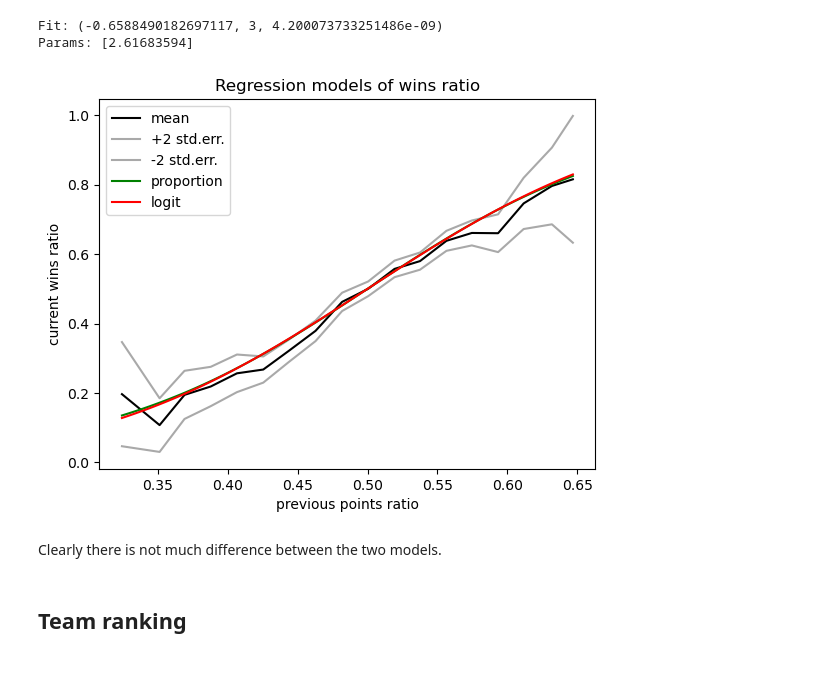
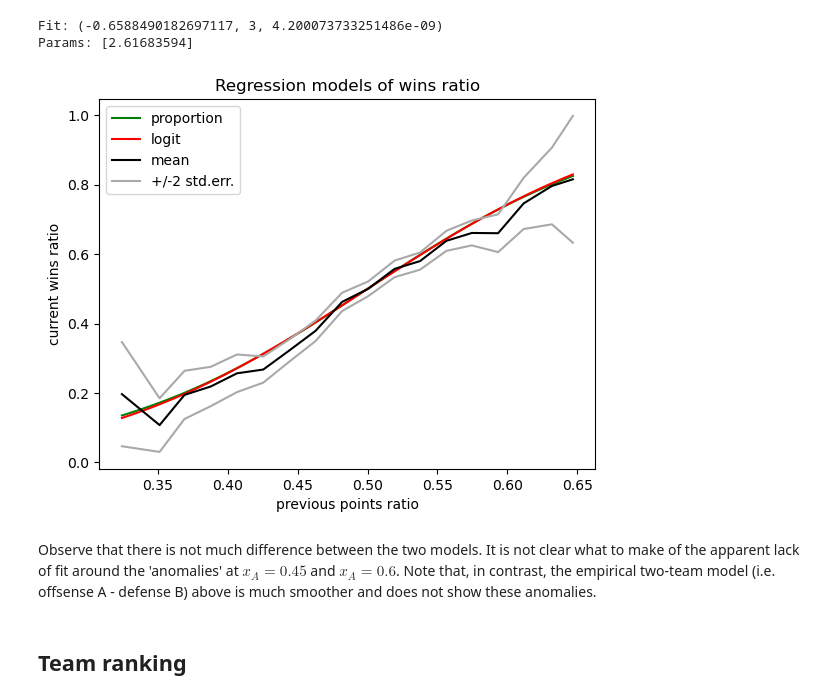
Before and after one commit to gaj67/gaj-data-science, a Jupyter notebook: AFL/notebooks/5_match_effects.ipynb, the cells around one changed output. Cells and saved outputs as stored; diff of their text form; code cells hidden in the pictures; blank space fills up the shorter version.

Commit message:
Updated regression modelling and refactored implementations to match.

```diff
--- a/AFL/notebooks/5_match_effects.ipynb
+++ b/AFL/notebooks/5_match_effects.ipynb
@@ -1051,7 +1064,7 @@ for match in df_matches.itertuples():
         i = int(is_for)
         _offenses[i] = offense
         _defenses[i] = defense
-    x = np.exp(ln_f_bar + _offenses - _defenses[::-1])
+    x = np.exp(ln_f0 + _offenses - _defenses[::-1])
     x /= x.sum()
     X2.extend(x)
     num_samples2.extend([both_teams] * 2)
@@ -1110,20 +1123,22 @@ y_preds = bd.distribution(z_values).mean()
 z_values = no_intercept(logit(x_values))
 y_preds2 = bd2.distribution(z_values).mean()
 # %%
+plt.plot(x_values, y_preds, 'g')
+plt.plot(x_values, y_preds2, 'r')
 plt.plot(x_means, y_means, 'k')
 plt.plot(x_means, 2 * y_se + y_means, 'darkgrey')
 plt.plot(x_means, -2 * y_se + y_means, 'darkgrey')
-plt.plot(x_values, y_preds, 'g')
-plt.plot(x_values, y_preds2, 'r')
 plt.xlabel('previous points ratio')
 plt.ylabel('current wins ratio')
 plt.title('Regression models of wins ratio')
-plt.legend(['mean', '+2 std.err.', '-2 std.err.', 'proportion', 'logit'])
+plt.legend(['proportion', 'logit', 'mean', '+/-2 std.err.'])
 plt.show()
 # %% [output]
-[figure, old version]
+[figure, new version]
 # %% [markdown]
-Clearly there is not much difference between the two models.
+Observe that there is not much difference between the two models.
+It is not clear what to make of the apparent lack of fit around the 'anomalies' at $x_A=0.45$ and $x_A=0.6$.
+Note that, in contrast, the empirical two-team model (i.e. offsense A - defense B) above is much smoother and does not show these anomalies.
 # %% [markdown]
 ## Team ranking
 # %% [markdown]
```
Also changed, not shown: parts of 25 cells of this notebook, 4 other files.
